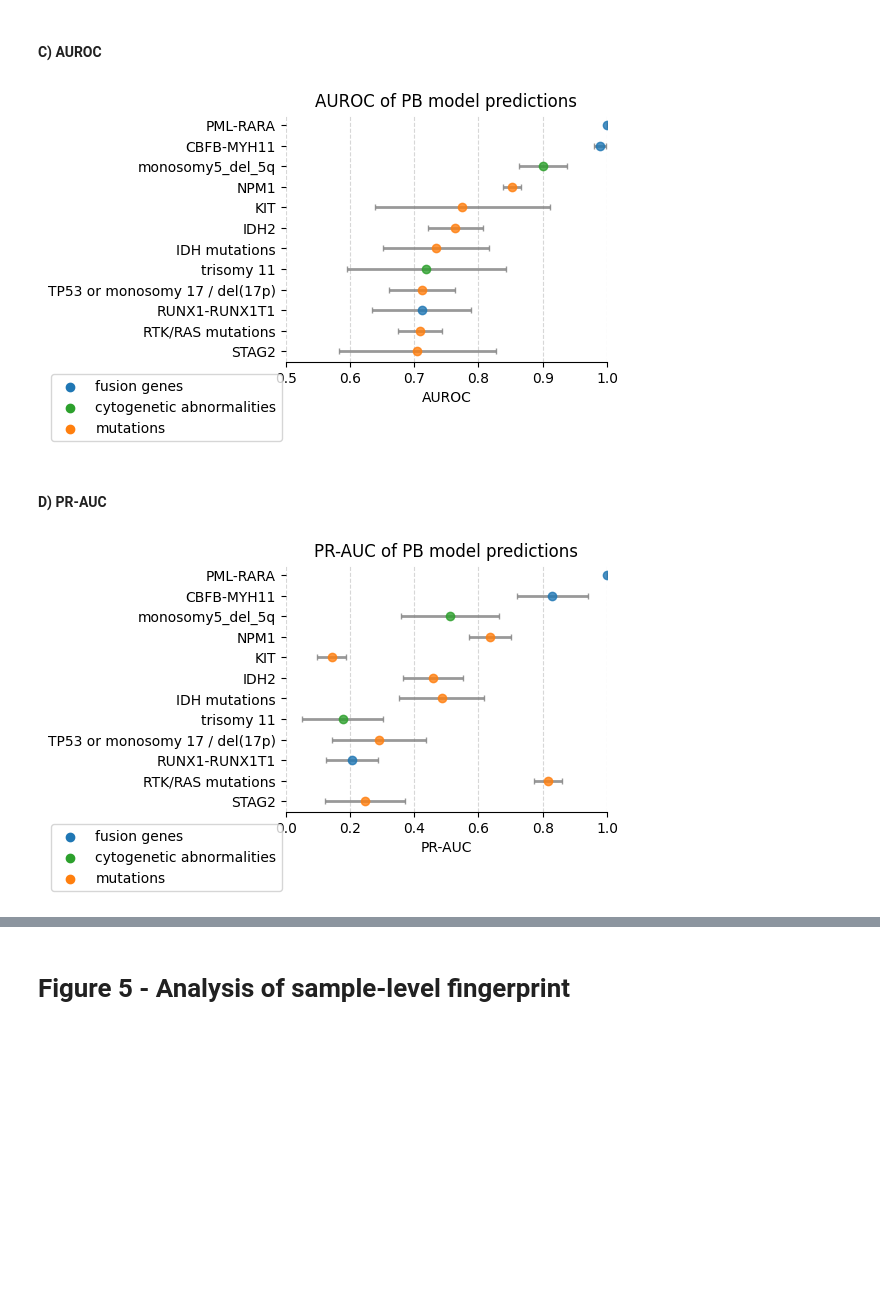
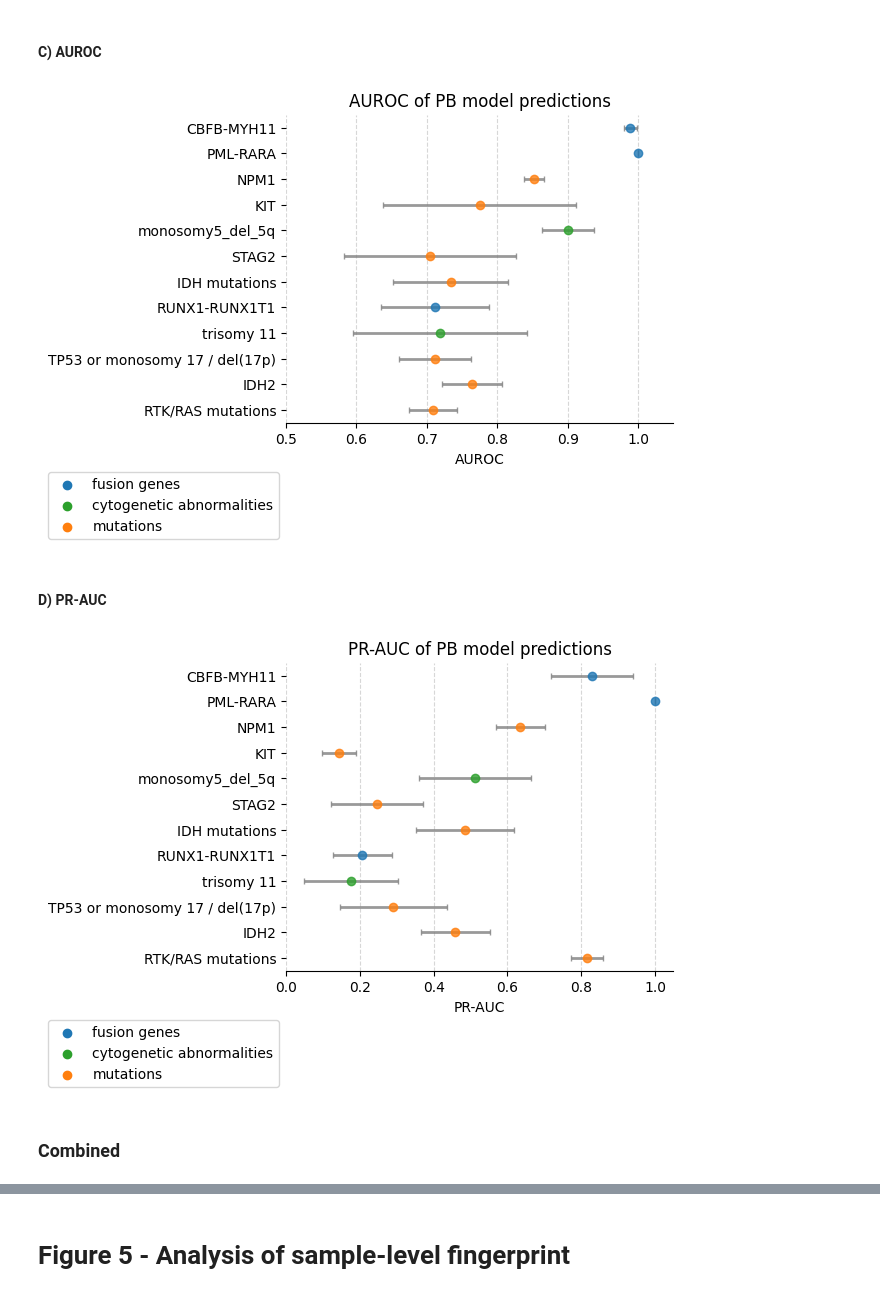
Before and after one commit to purz1/mut-pred-analysis, a Jupyter notebook: data_analysis.ipynb, the cells around one changed output, grey strips where cells are left out. Cells and saved outputs as stored; diff of their text form; code cells hidden in the pictures; blank space fills up the shorter version.

```diff
--- a/data_analysis.ipynb
+++ b/data_analysis.ipynb
@@ -2057,0 +2337,12 @@ plot_cell_strip_box(
+# %%
+METRICS_TO_COLLECT = [
+    "roc_auc",
+    "pr_auc",
+    #"accuracy",
+    "balanced_accuracy",
+    "precision",
+    "recall",
+    #"specificity",
+    #"npv",
+    "f1_score",
+]
@@ -2057,0 +2351,12 @@ plot_cell_strip_box(
+# %%
+bm_metrics = collect_multiple_performance_metrics(MODEL_RESULTS_PATH_BM, METRICS_TO_COLLECT)
+bm_metrics = bm_metrics.sort_values(by="roc_auc_mean", ascending=False)
+bm_metrics = bm_metrics[bm_metrics.variable.isin(SELECTED_VARIABLES)]
+
+# Get variable order based on BM AUROC
+results_bm_auroc = bm_metrics[["variable", "roc_auc_mean"]].copy()
+results_bm_auroc = results_bm_auroc.rename(columns={"roc_auc_mean": "roc_auc_mean_bm"})
+SELECTED_VARIABLES_IN_ORDER = results_bm_auroc.variable.to_list()
+
+bm_metrics["model"] = "Bone marrow"
+bm_metrics
@@ -2111,32 +2456,35 @@ plot_metric_errorbars(
 # %% [markdown]
 #### C) AUROC
 # %%
-pr_auc = collect_performance_metrics(MODEL_RESULTS_PATH_PB, "pr_auc")
-roc_auc = collect_performance_metrics(MODEL_RESULTS_PATH_PB, "roc_auc")
+pr_auc = collect_performance_metric(MODEL_RESULTS_PATH_PB, "pr_auc")
+roc_auc = collect_performance_metric(MODEL_RESULTS_PATH_PB, "roc_auc")
 results = pd.merge(pr_auc, roc_auc, on=["variable", "group"], how="inner", suffixes=("", "_roc_auc"))
 results = results[results["variable"].isin(SELECTED_VARIABLES)]
+
+results = pd.merge(results, results_bm_auroc, on="variable", how="left")
+results = results.sort_values(f"roc_auc_mean_bm", ascending=True)
 
 # Merge metric and attention data
 #df = pd.merge(results, df_attention, on=["variable", "group"], how="inner")
 
 # sort by metric mean
-results = results.sort_values(f"roc_auc_mean", ascending=True)
+#results = results.sort_values(f"roc_auc_mean", ascending=True)
 
 plot_metric_errorbars(
     results,
     "roc_auc",
     fig_height_per_row=0.3,
-    fig_width=6,
+    fig_width=5,
     title="AUROC of PB model predictions",
     legend_title=None,
     legend_loc = "lower right",
-    legend_bbox = (0.01, -0.35),
-    x_limit=(0.5, 1),
+    legend_bbox = (0.0, -0.4),
+    x_limit=(0.5, 1.05),
     x_label="AUROC",
     disable_sorting=True,
 )
 # %% [output]
-[figure, old version]
+[figure, new version]
 # %% [markdown]
 #### D) PR-AUC
 # %%
@@ -2144,14 +2492,16 @@ plot_metric_errorbars(
     results,
     "pr_auc",
     fig_height_per_row=0.3,
-    fig_width=6,
+    fig_width=5,
     title="PR-AUC of PB model predictions",
     legend_title=None,
     legend_loc = "lower right",
-    legend_bbox = (0.01, -0.35),
-    x_limit=(0, 1),
+    legend_bbox = (0.0, -0.4),
+    x_limit=(0, 1.05),
     x_label="PR-AUC",
     disable_sorting=True,
 )
 # %% [output]
-[figure, old version]
+[figure, new version]
+# %% [markdown]
+### Combined
```
Also changed, not shown: parts of 49 cells of this notebook.
